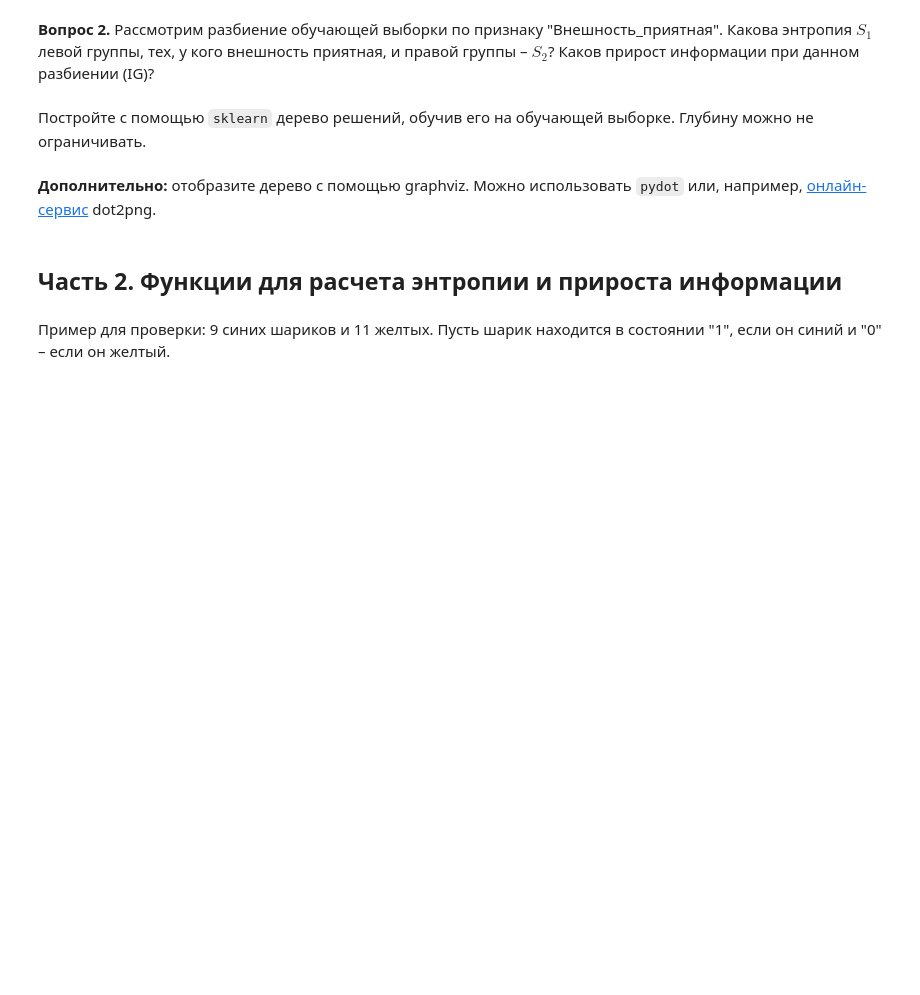
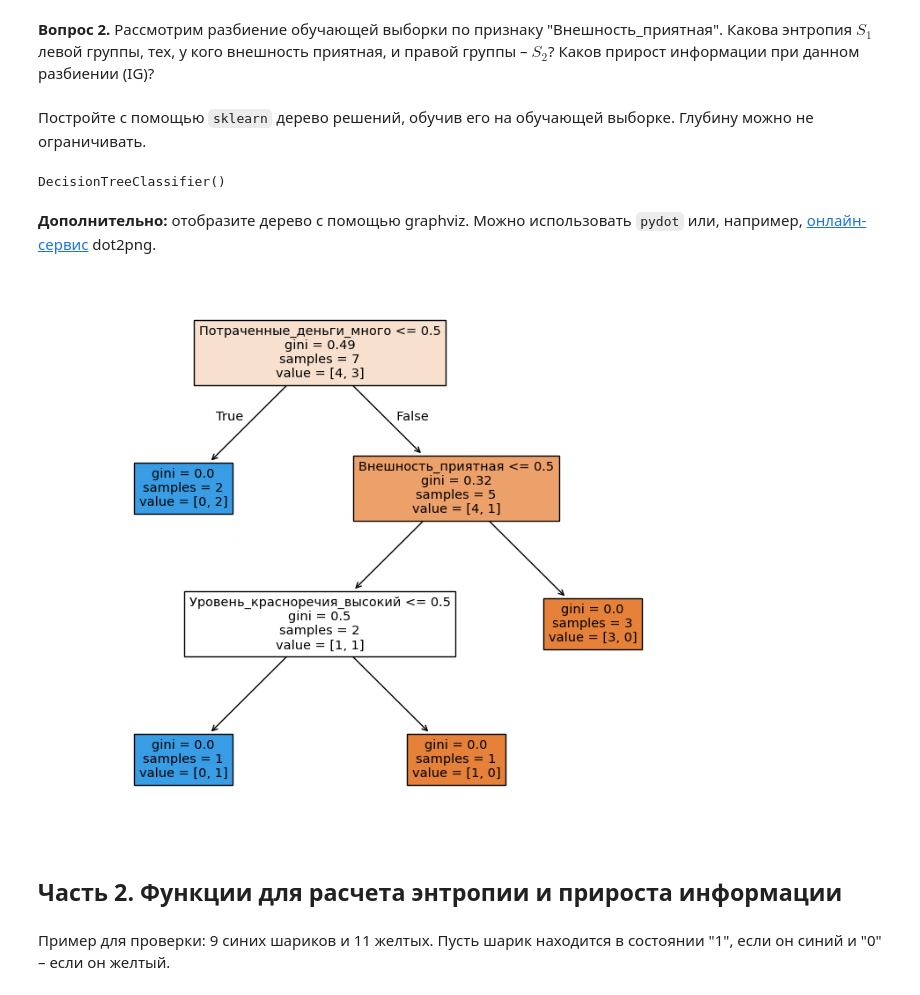
Before and after one commit to SpectralJager/asu_mag, a Jupyter notebook: машинное обучение/Lab-4-Task.ipynb, the cells around one changed output. Drawn from its saved outputs; the diff is of its cells as text; code cells hidden in the pictures; blank space fills up the shorter version.

```diff
--- a/машинное обучение/Lab-4-Task.ipynb
+++ b/машинное обучение/Lab-4-Task.ipynb
@@ -87,5 +121,9 @@ df_test
 Постройте с помощью `sklearn` дерево решений, обучив его на обучающей выборке. Глубину можно не ограничивать.
 # %%
 # Ваш код здесь
+dtc = DecisionTreeClassifier()
+dtc.fit(df_train, y)
+# %% [output]
+DecisionTreeClassifier()
 # %% [markdown]
 **Дополнительно:** отобразите дерево с помощью graphviz. Можно использовать `pydot` или, например, [онлайн-сервис](https://www.coolutils.com/ru/online/DOT-to-PNG) dot2png.
@@ -94,3 +130,15 @@ df_test
+# %%
+# Ваш код здесь
+from sklearn import tree
+
+fig = plt.figure()
+_ = tree.plot_tree(
+    dtc,
+    feature_names=df_train.columns,
+    filled=True
+)
+# %% [output]
+[figure, added]
 # %% [markdown]
 ## Часть 2. Функции для расчета энтропии и прироста информации
 # %% [markdown]
```
Also changed, not shown: parts of 7 cells of this notebook, 10 other files.
